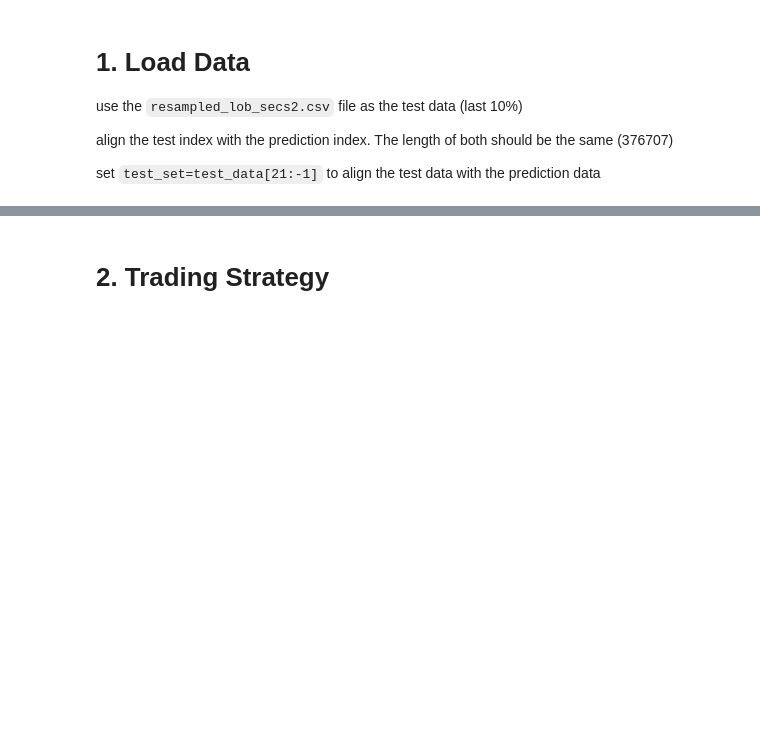
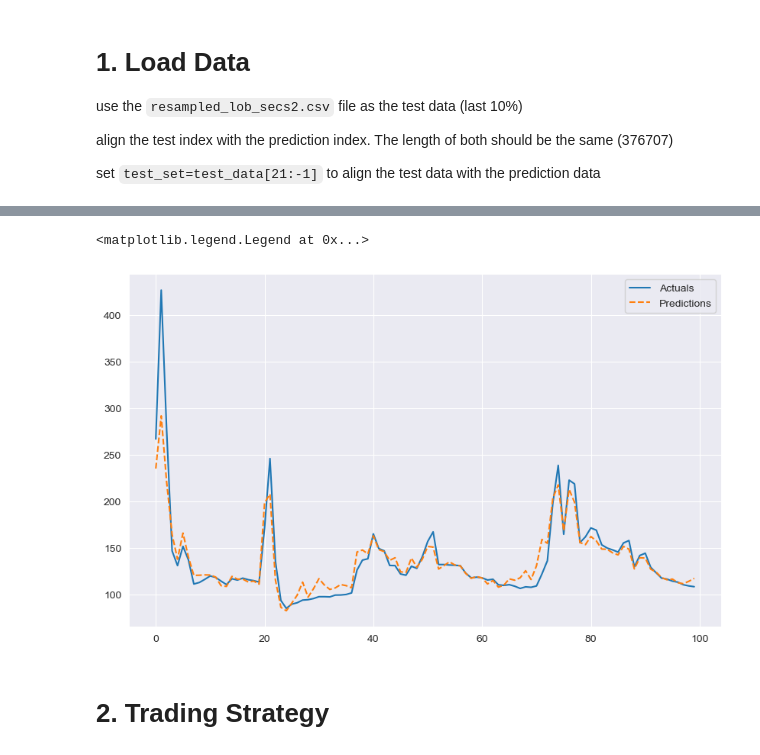
Before and after one commit to UoB-DSMP-2023-24/dsmp-2024-group23, a Jupyter notebook: Final/Modeling/LSTM_Strategy.ipynb, the cells around one changed output, grey strips where cells are left out. Saved outputs shown, nothing was run; the diff lists cells and outputs as text; code cells hidden in the pictures; blank space fills up the shorter version.

```diff
--- a/Final/Modeling/LSTM_Strategy.ipynb
+++ b/Final/Modeling/LSTM_Strategy.ipynb
@@ -50,2 +84,14 @@ plt.show()
+# %%
+# adjust predicitons
+loaded_pred_adjusted=loaded_pred-14
+
+# plot
+plt.figure(figsize=(10,6))
+plt.plot(test_set['price'].values[500:600], label='Actuals')
+plt.plot(loaded_pred_adjusted[500:600], label='Predictions',linestyle='dashed')
+plt.legend()
+# %% [output]
+<matplotlib.legend.Legend at 0x...>
+[figure, added]
 # %% [markdown]
 # 2. Trading Strategy
```
Also changed, not shown: parts of 18 cells of this notebook.
